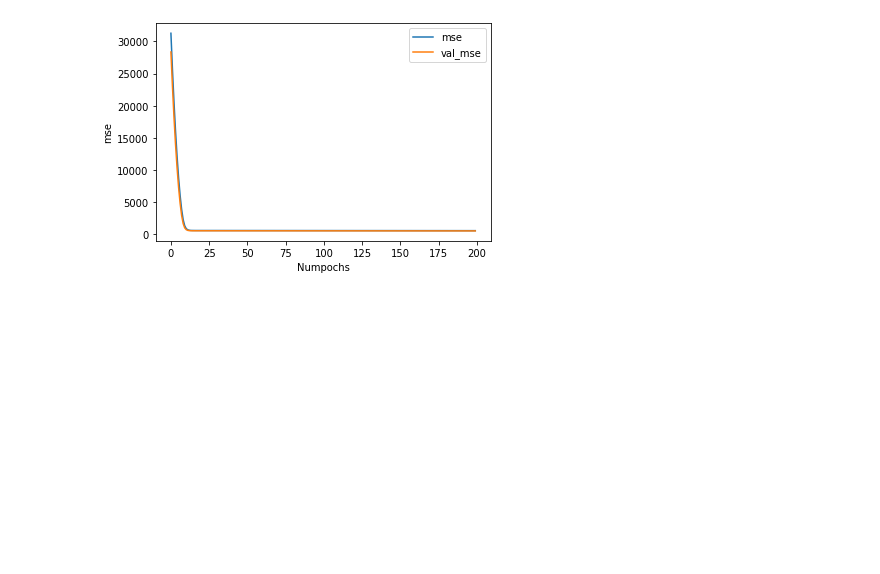
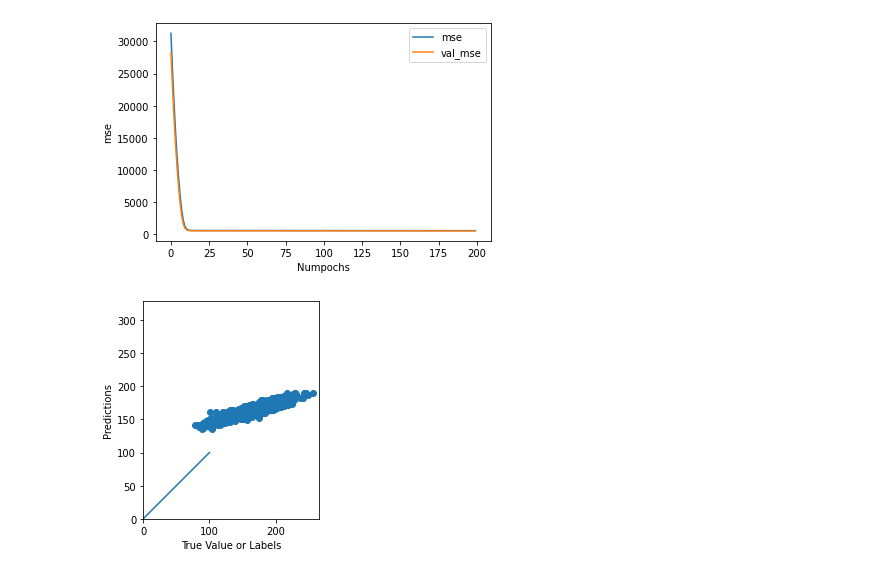
Before and after one commit to Sneha-jain06/MLnow_2.0, a Jupyter notebook: Assignment1_ML.ipynb, the cells around one changed output. Drawn from its saved outputs; the diff is of its cells as text; code cells hidden in the pictures; blank space fills up the shorter version.

```diff
--- a/Assignment1_ML.ipynb
+++ b/Assignment1_ML.ipynb
@@ -143,3 +143,20 @@ curvePlots('mse')
 [figure]
 [figure]
 [figure]
+# %%
+testPreds = model.predict(testFeatures).flatten()
+# %%
+def predPlot(labels, predictions):
+  plt.scatter(labels, predictions)
+  plt.ylabel('Predictions')
+  plt.xlabel('True Value or Labels')
+  plt.axis('equal')
+  plt.axis('square')
+  plt.xlim([0, plt.xlim()[1]])
+  plt.ylim([0, plt.ylim()[1]])
+  plt.plot([-100, 100], [-100,100])
+  plt.show()
+
+predPlot(testlabels, testPreds)
+# %% [output]
+[figure, added]
```
Also changed, not shown: parts of 1 cell of this notebook.
